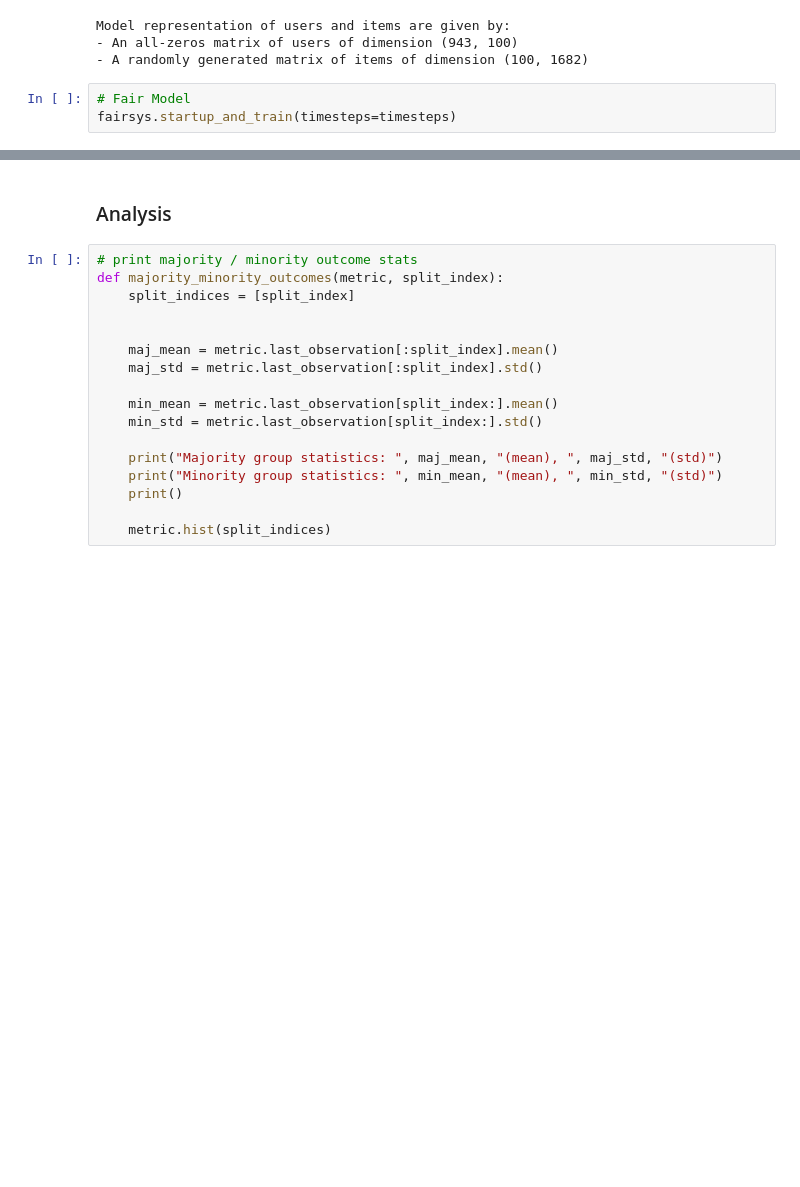
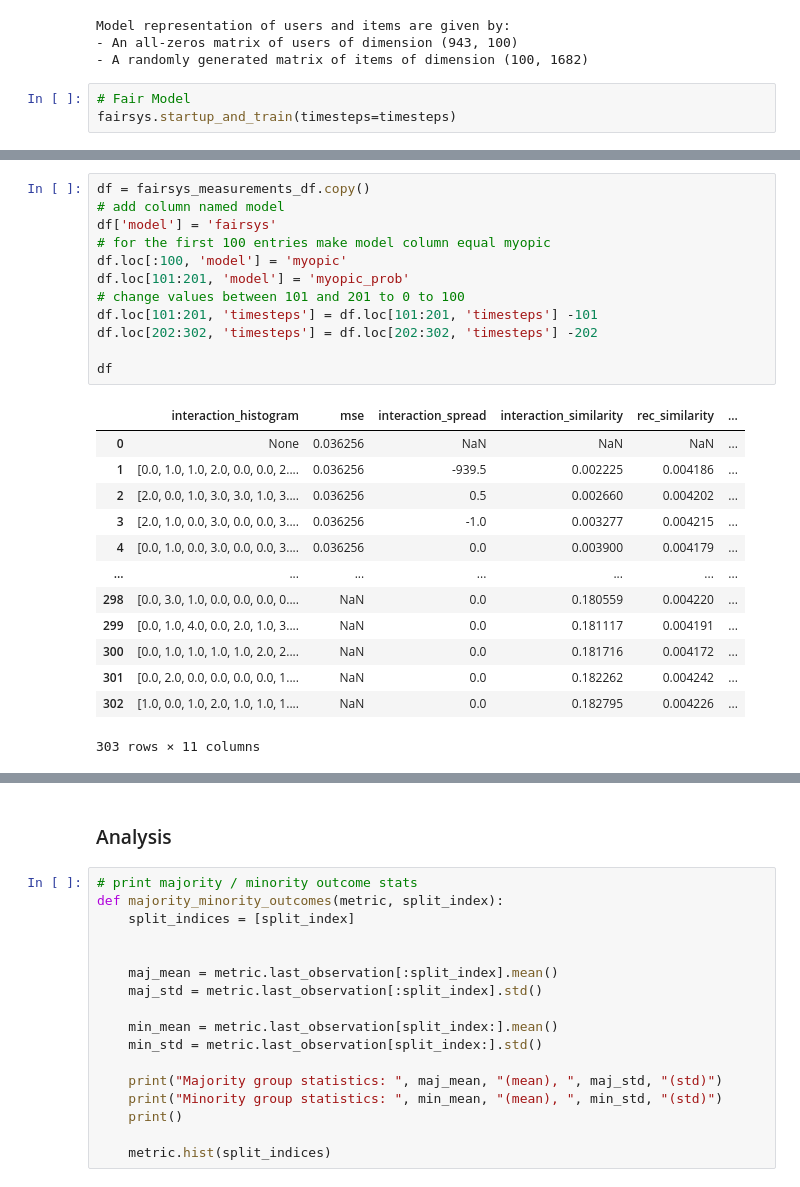
Before and after one commit to jannikjw/fair-recommender-systems, a Jupyter notebook: trecs_exp.ipynb, the cells around one changed output, grey strips where cells are left out. Cells and saved outputs as stored; diff of their text form; blank space fills up the shorter version.

```diff
--- a/trecs_exp.ipynb
+++ b/trecs_exp.ipynb
@@ -297,0 +301,26 @@ timesteps 33
+# %%
+df = fairsys_measurements_df.copy()
+# add column named model
+df['model'] = 'fairsys'
+# for the first 100 entries make model column equal myopic
+df.loc[:100, 'model'] = 'myopic'
+df.loc[101:201, 'model'] = 'myopic_prob'
+# change values between 101 and 201 to 0 to 100
+df.loc[101:201, 'timesteps'] = df.loc[101:201, 'timesteps'] -101
+df.loc[202:302, 'timesteps'] = df.loc[202:302, 'timesteps'] -202
+
+df
+# %% [output]
+|  | interaction_histogram | mse | interaction_spread | interaction_similarity | rec_similarity | ... |
+| 0 | None | 0.036256 | NaN | NaN | NaN | ... |
+| 1 | [0.0, 1.0, 1.0, 2.0, 0.0, 0.0, 2.... | 0.036256 | -939.5 | 0.002225 | 0.004186 | ... |
+| 2 | [2.0, 0.0, 1.0, 3.0, 3.0, 1.0, 3.... | 0.036256 | 0.5 | 0.002660 | 0.004202 | ... |
+| 3 | [2.0, 1.0, 0.0, 3.0, 0.0, 0.0, 3.... | 0.036256 | -1.0 | 0.003277 | 0.004215 | ... |
+| 4 | [0.0, 1.0, 0.0, 3.0, 0.0, 0.0, 3.... | 0.036256 | 0.0 | 0.003900 | 0.004179 | ... |
+| ... | ... | ... | ... | ... | ... | ... |
+| 298 | [0.0, 3.0, 1.0, 0.0, 0.0, 0.0, 0.... | NaN | 0.0 | 0.180559 | 0.004220 | ... |
+| 299 | [0.0, 1.0, 4.0, 0.0, 2.0, 1.0, 3.... | NaN | 0.0 | 0.181117 | 0.004191 | ... |
+| 300 | [0.0, 1.0, 1.0, 1.0, 1.0, 2.0, 2.... | NaN | 0.0 | 0.181716 | 0.004172 | ... |
+| 301 | [0.0, 2.0, 0.0, 0.0, 0.0, 0.0, 1.... | NaN | 0.0 | 0.182262 | 0.004242 | ... |
+| 302 | [1.0, 0.0, 1.0, 2.0, 1.0, 1.0, 1.... | NaN | 0.0 | 0.182795 | 0.004226 | ... |
+303 rows × 11 columns
```
Also changed, not shown: parts of 7 cells of this notebook.
